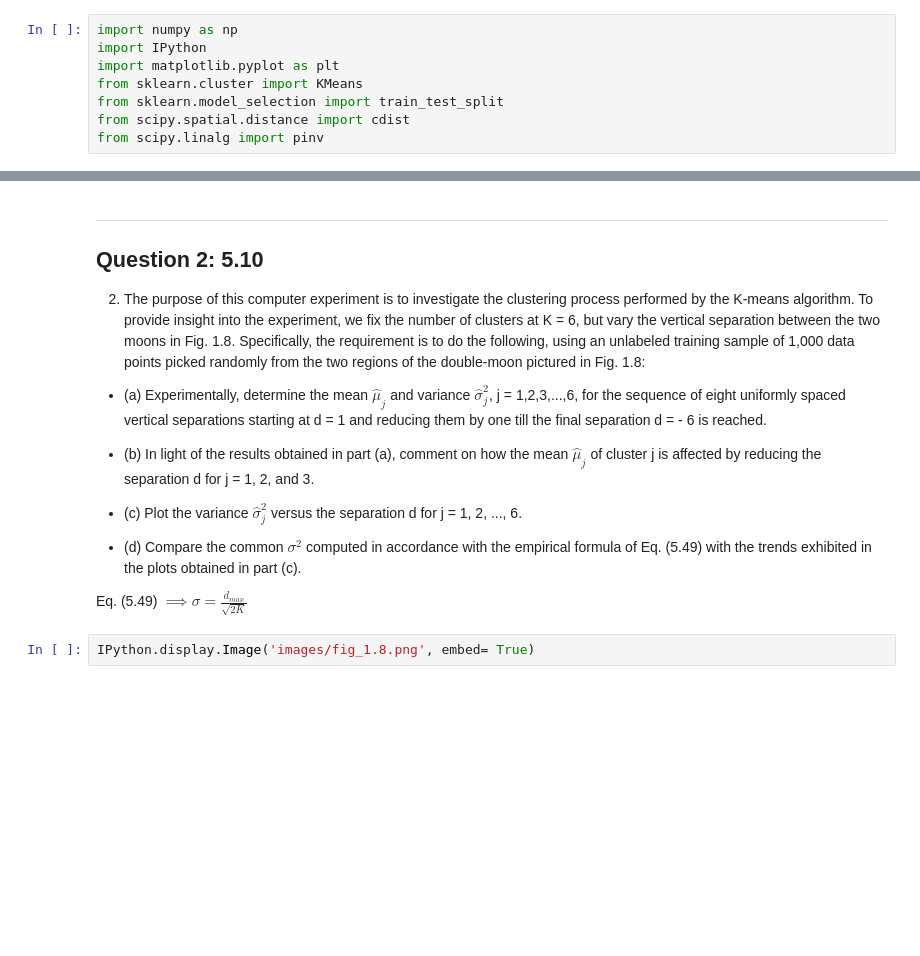
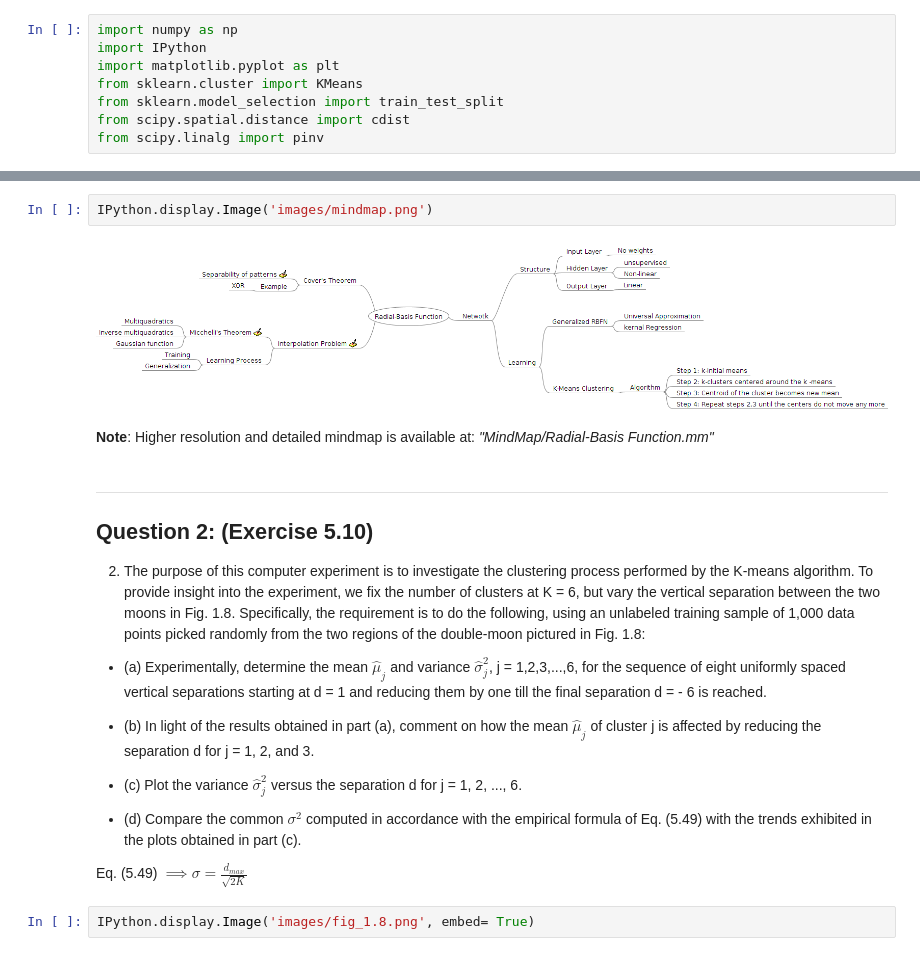
Before and after one commit to debaraj-barua/neural-networks-ws17, a Jupyter notebook: Assignment08/NN_DebarajBarua_NareshKumarGurulingan_271117/NN_DebarajBarua_NareshKumarGurulingan_271117_src/NN_DebarajBarua_NareshKumarGurulingan_271117.ipynb, the cells around one changed output, grey strips where cells are left out. Drawn from its saved outputs; the diff is of its cells as text; blank space fills up the shorter version.

```diff
--- a/Assignment08/NN_DebarajBarua_NareshKumarGurulingan_271117/NN_DebarajBarua_NareshKumarGurulingan_271117_src/NN_DebarajBarua_NareshKumarGurulingan_271117.ipynb
+++ b/Assignment08/NN_DebarajBarua_NareshKumarGurulingan_271117/NN_DebarajBarua_NareshKumarGurulingan_271117_src/NN_DebarajBarua_NareshKumarGurulingan_271117.ipynb
@@ -17,6 +20,13 @@ from scipy.linalg import pinv
+# %%
+IPython.display.Image('images/mindmap.png')
+# %% [output]
+[figure, added]
+# %% [markdown]
+**Note**:
+Higher resolution and detailed mindmap is available at: _"MindMap/Radial-Basis Function.mm"_
 # %% [markdown]
 ---
-## Question 2: 5.10
+## Question 2: (Exercise 5.10)
 
 2) The purpose of this computer experiment is to investigate the clustering process performed by the K-means algorithm. To provide insight into the experiment, we fix the number of clusters at K = 6, but vary the vertical separation between the two moons in Fig. 1.8. Specifically, the requirement is to do the following, using an unlabeled training sample of 1,000 data points picked randomly from the two regions of the double-moon pictured in Fig. 1.8:
 
```
Also changed, not shown: parts of 13 cells of this notebook, 5 other files.
